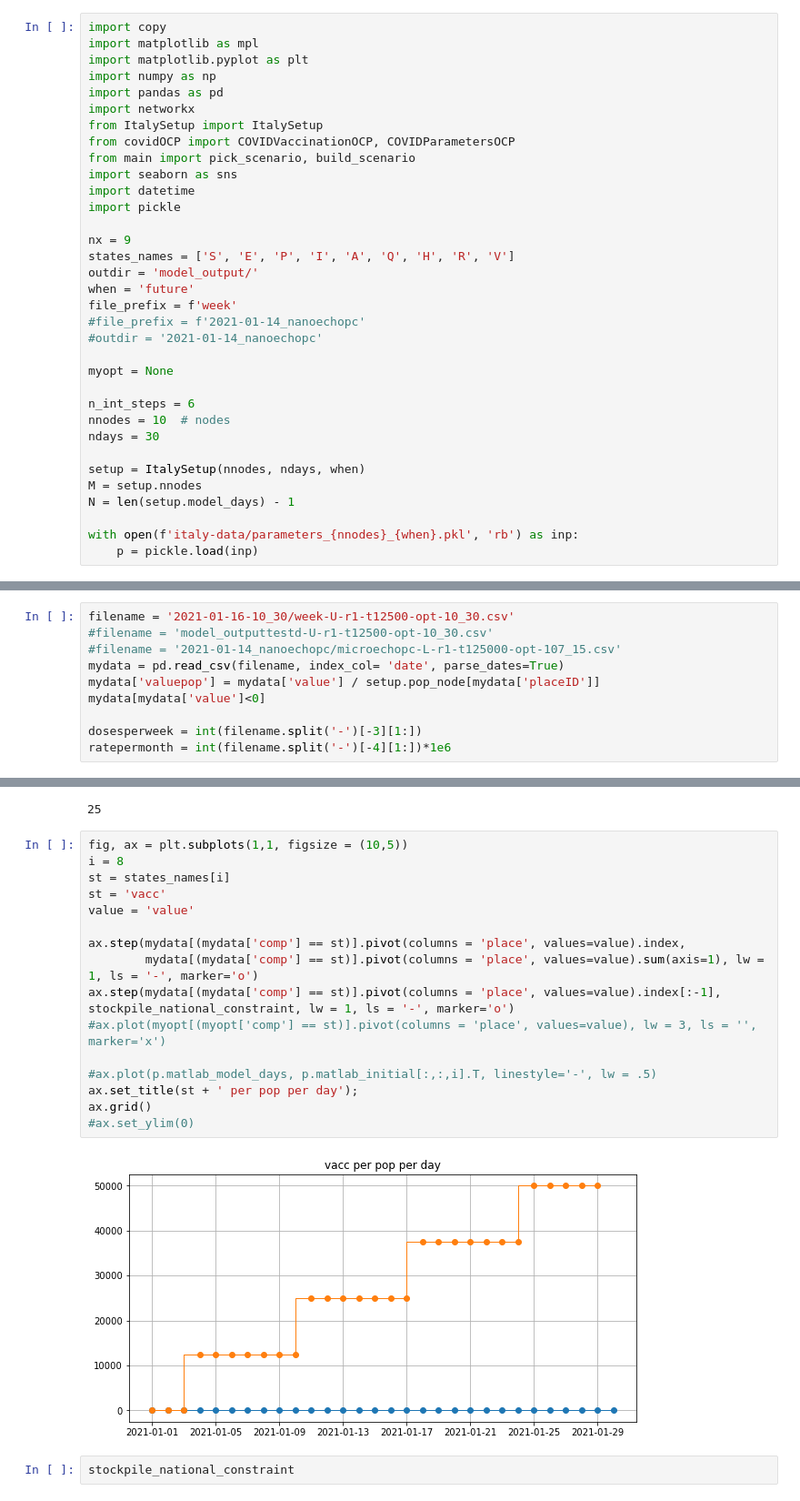
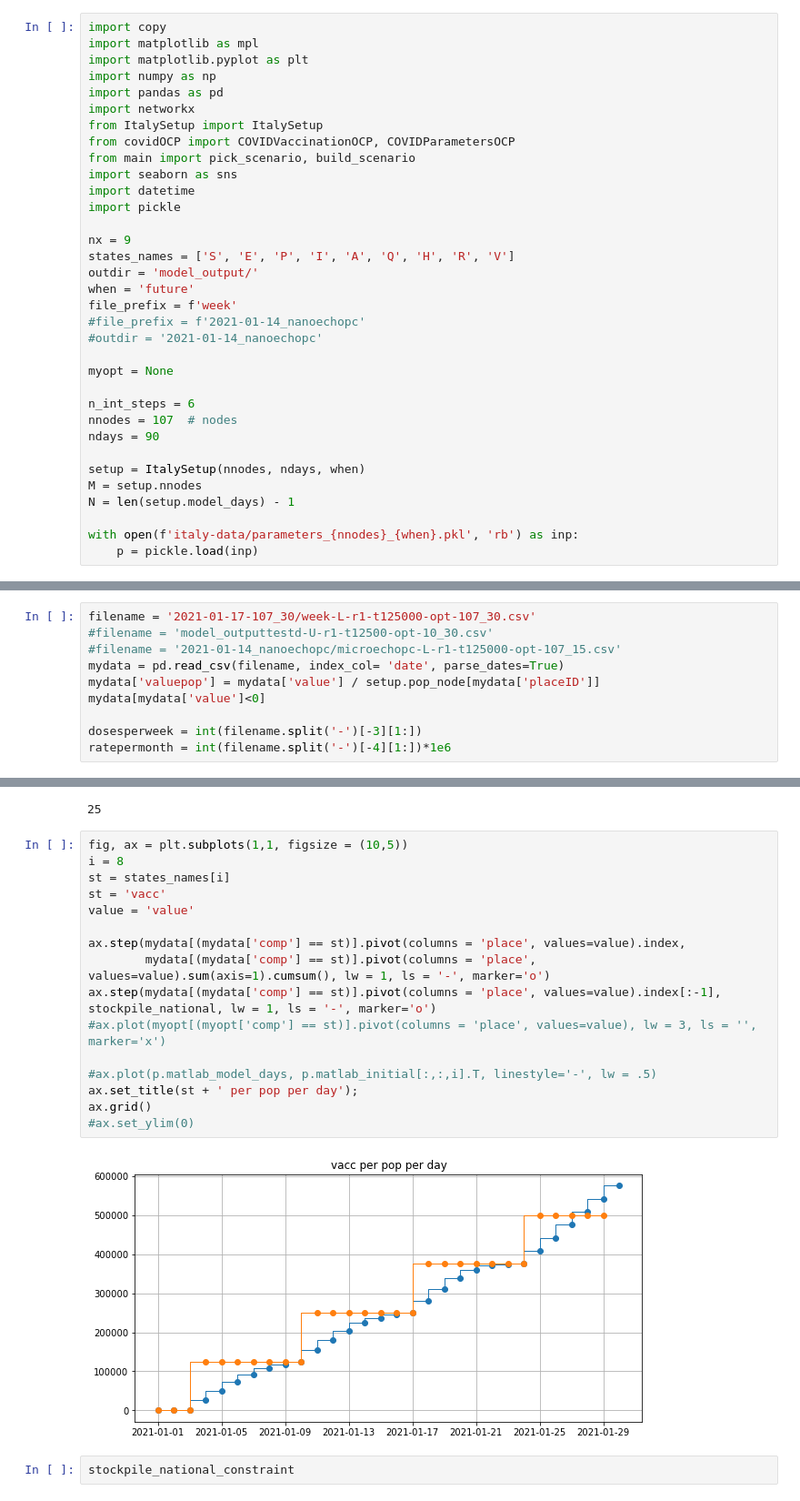
Before and after one commit to jcblemai/COVID-19_italy-vaccination-oc, a Jupyter notebook: analysis_ts.ipynb, the cells around one changed output, grey strips where cells are left out. Shown at 91% size. Drawn from its saved outputs; the diff is of its cells as text.

```diff
--- a/analysis_ts.ipynb
+++ b/analysis_ts.ipynb
@@ -25,8 +25,8 @@ file_prefix = f'week'
 myopt = None
 
 n_int_steps = 6
-nnodes = 10  # nodes
-ndays = 30
+nnodes = 107  # nodes
+ndays = 90
 
 setup = ItalySetup(nnodes, ndays, when)
 M = setup.nnodes
@@ -41,5 +81,5 @@ maxvaccrate_regional, stockpile_national, stockpile_national_constraint, control
 # %%
-filename = '2021-01-16-10_30/week-U-r1-t12500-opt-10_30.csv'
+filename = '2021-01-17-107_30/week-L-r1-t125000-opt-107_30.csv'
 #filename = 'model_outputtestd-U-r1-t12500-opt-10_30.csv'
 #filename = '2021-01-14_nanoechopc/microechopc-L-r1-t125000-opt-107_15.csv'
 mydata = pd.read_csv(filename, index_col= 'date', parse_dates=True)
@@ -119,21 +159,21 @@ ndays
 # %%
 fig, ax = plt.subplots(1,1, figsize = (10,5))
 i = 8
 st = states_names[i]
 st = 'vacc'
 value = 'value'
 
 ax.step(mydata[(mydata['comp'] == st)].pivot(columns = 'place', values=value).index,
-        mydata[(mydata['comp'] == st)].pivot(columns = 'place', values=value).sum(axis=1), lw = 1, ls = '-', marker='o')
-ax.step(mydata[(mydata['comp'] == st)].pivot(columns = 'place', values=value).index[:-1],  stockpile_national_constraint, lw = 1, ls = '-', marker='o')
+        mydata[(mydata['comp'] == st)].pivot(columns = 'place', values=value).sum(axis=1).cumsum(), lw = 1, ls = '-', marker='o')
+ax.step(mydata[(mydata['comp'] == st)].pivot(columns = 'place', values=value).index[:-1],  stockpile_national, lw = 1, ls = '-', marker='o')
 #ax.plot(myopt[(myopt['comp'] == st)].pivot(columns = 'place', values=value), lw = 3, ls = '', marker='x')
 
 #ax.plot(p.matlab_model_days, p.matlab_initial[:,:,i].T, linestyle='-', lw = .5)
 ax.set_title(st + ' per pop per day');
 ax.grid()
 #ax.set_ylim(0)
 # %% [output]
-[figure, old version]
+[figure, new version]
 # %%
 stockpile_national_constraint
 # %% [output]
```
Also changed, not shown: parts of 15 cells of this notebook, 3 other files.
